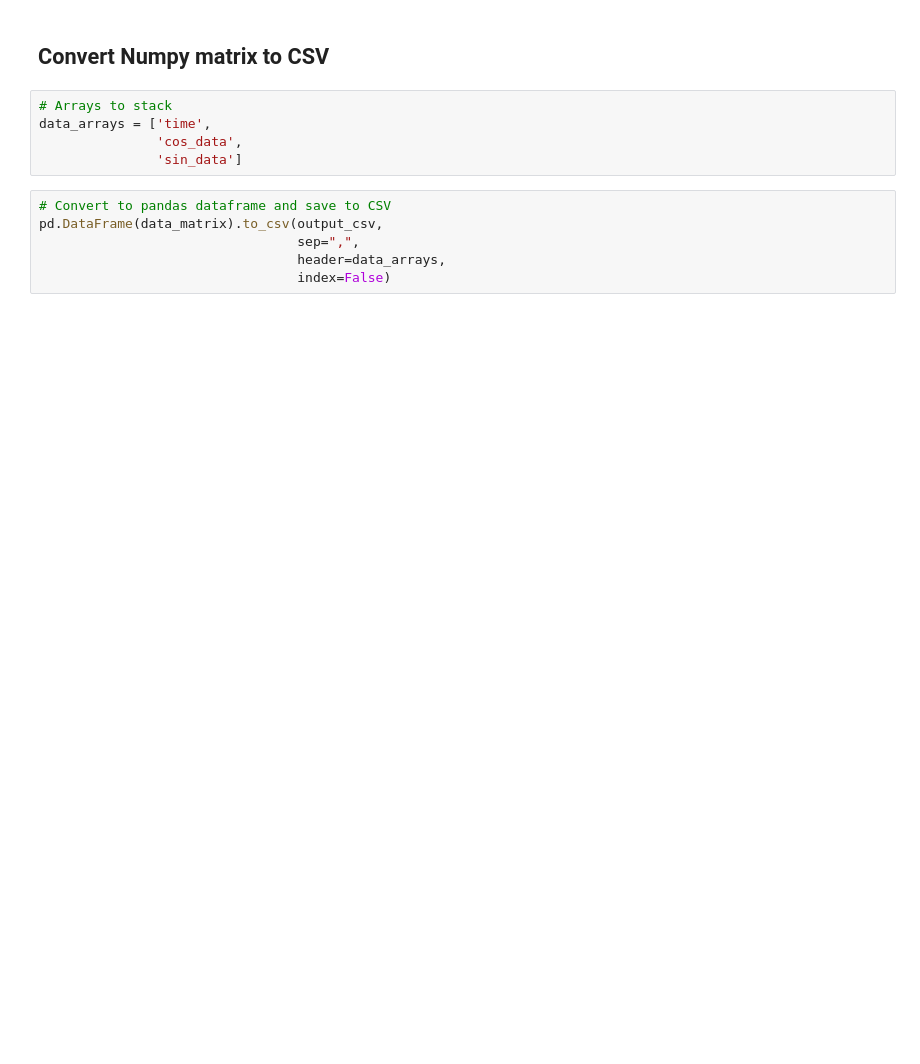
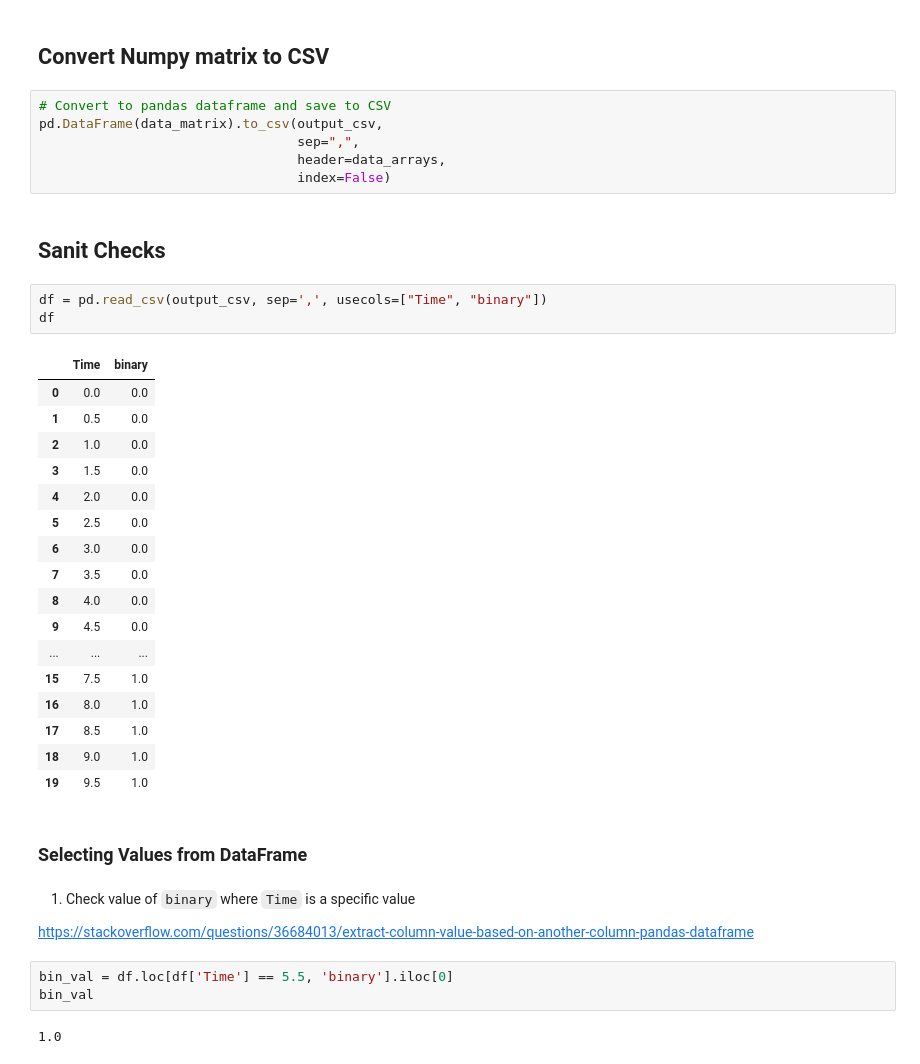
Before and after one commit to waleedqk/stl_AnomalyDetector, a Jupyter notebook: source/dataGenerator/dataGen.ipynb, the cells around one changed output. Cells and saved outputs as stored; diff of their text form; blank space fills up the shorter version.

````diff
--- a/source/dataGenerator/dataGen.ipynb
+++ b/source/dataGenerator/dataGen.ipynb
@@ -91,13 +104,42 @@ data_matrix.shape
 # %% [markdown]
 ## Convert Numpy matrix to CSV
-# %%
-# Arrays to stack
-data_arrays = ['time',
-               'cos_data',
-               'sin_data']
 # %%
 # Convert to pandas dataframe and save to CSV
 pd.DataFrame(data_matrix).to_csv(output_csv,
                                  sep=",",
                                  header=data_arrays,
                                  index=False)
+# %% [markdown]
+## Sanit Checks
+# %%
+df = pd.read_csv(output_csv, sep=',', usecols=["Time", "binary"])
+df
+# %% [output]
+|  | Time | binary |
+| 0 | 0.0 | 0.0 |
+| 1 | 0.5 | 0.0 |
+| 2 | 1.0 | 0.0 |
+| 3 | 1.5 | 0.0 |
+| 4 | 2.0 | 0.0 |
+| 5 | 2.5 | 0.0 |
+| 6 | 3.0 | 0.0 |
+| 7 | 3.5 | 0.0 |
+| 8 | 4.0 | 0.0 |
+| 9 | 4.5 | 0.0 |
+| ... | ... | ... |
+| 15 | 7.5 | 1.0 |
+| 16 | 8.0 | 1.0 |
+| 17 | 8.5 | 1.0 |
+| 18 | 9.0 | 1.0 |
+| 19 | 9.5 | 1.0 |
+# %% [markdown]
+### Selecting Values from DataFrame
+# %% [markdown]
+1) Check value of ```binary``` where ```Time``` is a specific value
+
+https://stackoverflow.com/questions/36684013/extract-column-value-based-on-another-column-pandas-dataframe
+# %%
+bin_val = df.loc[df['Time'] == 5.5, 'binary'].iloc[0]
+bin_val
+# %% [output]
+1.0
````
Also changed, not shown: parts of 12 cells of this notebook, 1 other file.
